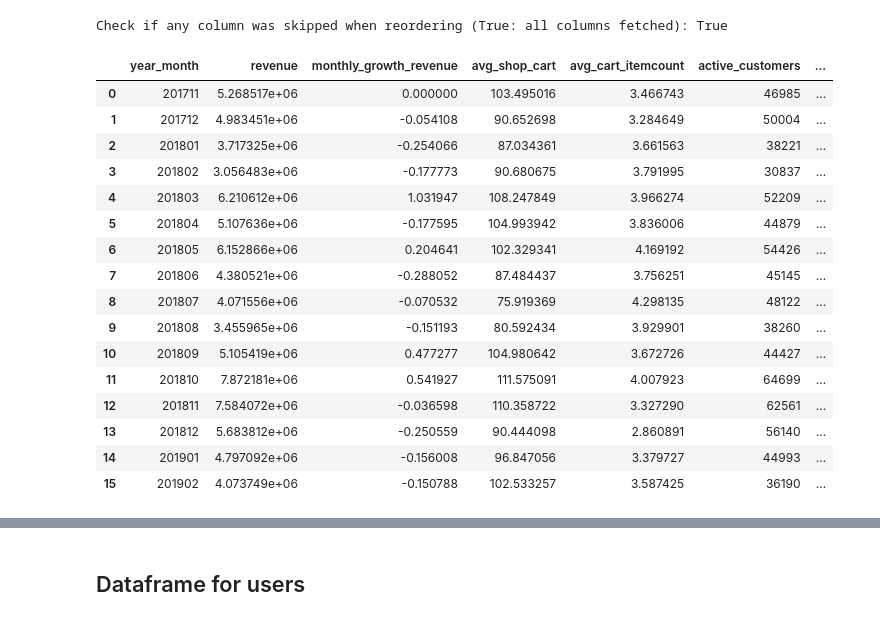
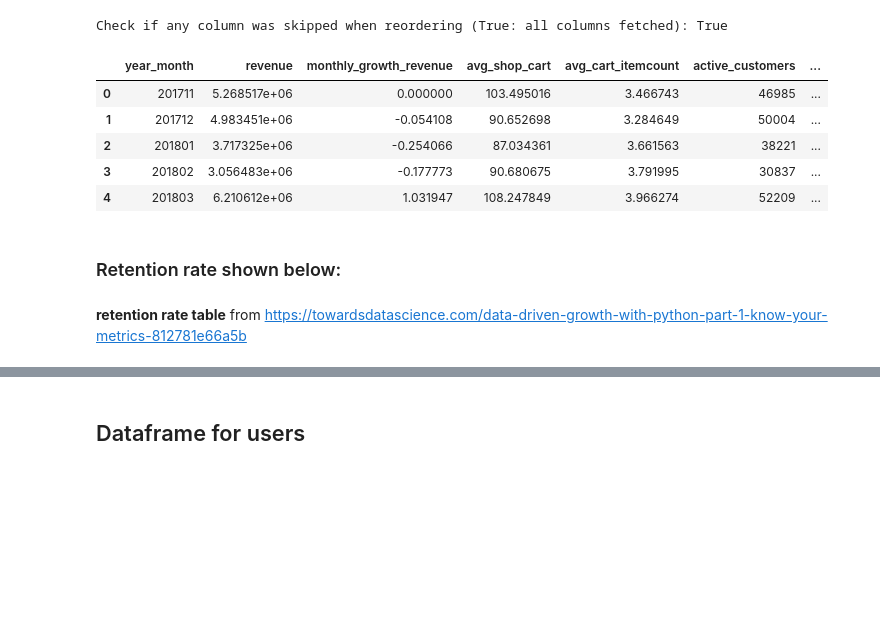
Before and after one commit to s-lau-42/Project_3_Online_Shop_Analysis, a Jupyter notebook: Specialized_Dataframes.ipynb, the cells around one changed output, grey strips where cells are left out. Cells and saved outputs as stored; diff of their text form; code cells hidden in the pictures; blank space fills up the shorter version.

```diff
--- a/Specialized_Dataframes.ipynb
+++ b/Specialized_Dataframes.ipynb
@@ -117,7 +108,7 @@ estc_df = df[df["user_type"] == "established"].groupby(['year_month'])["user_id"
 estc_df = estc_df.sort_index()
 estc_df = estc_df.reset_index()
 estc_df = estc_df.rename(columns = {"index": "year_month", 0: "established_user_count"})
-df_month = df_month.join(estc_df.drop(columns="year_month"))
+df_month = pd.merge(df_month, estc_df, on="year_month")
 # %%
 #revenue per month
 u_purch = df.groupby(['user_id','year_month'])['total_price'].sum().reset_index()
@@ -141,28 +132,28 @@ for i in range(len(months)-1):
 retention = pd.DataFrame(retention_array)
 retention['retention_rate'] = retention['retained_user_count']/retention['user_count']
 # %%
-df_month = df_month.join(retention.drop(columns = ["user_count", "year_month"]))
+df_month = pd.merge(df_month, retention.drop(columns = "user_count"), on="year_month")
+# %%
+user_ratio = df.query("user_type == 'first'").groupby(['year_month'])['user_id'].nunique()/df.query("user_type == 'established'").groupby(['year_month'])['user_id'].nunique()
+user_ratio = user_ratio.reset_index()
+user_ratio = user_ratio.fillna(0)
+user_ratio = user_ratio.rename(columns={"user_id": "ratio_first_to_established"})
+# %%
+df_month = pd.merge(df_month, user_ratio, on="year_month")
 # %%
-df_month
+df_month.head()
 # %% [output]
 |  | year_month | revenue | monthly_growth_revenue | avg_shop_cart | avg_cart_itemcount | active_customers | ... |
 | 0 | 201711 | 5.268517e+06 | 0.000000 | 103.495016 | 3.466743 | 46985 | ... |
 | 1 | 201712 | 4.983451e+06 | -0.054108 | 90.652698 | 3.284649 | 50004 | ... |
 | 2 | 201801 | 3.717325e+06 | -0.254066 | 87.034361 | 3.661563 | 38221 | ... |
 | 3 | 201802 | 3.056483e+06 | -0.177773 | 90.680675 | 3.791995 | 30837 | ... |
 | 4 | 201803 | 6.210612e+06 | 1.031947 | 108.247849 | 3.966274 | 52209 | ... |
-| 5 | 201804 | 5.107636e+06 | -0.177595 | 104.993942 | 3.836006 | 44879 | ... |
-| 6 | 201805 | 6.152866e+06 | 0.204641 | 102.329341 | 4.169192 | 54426 | ... |
-| 7 | 201806 | 4.380521e+06 | -0.288052 | 87.484437 | 3.756251 | 45145 | ... |
-| 8 | 201807 | 4.071556e+06 | -0.070532 | 75.919369 | 4.298135 | 48122 | ... |
-| 9 | 201808 | 3.455965e+06 | -0.151193 | 80.592434 | 3.929901 | 38260 | ... |
-| 10 | 201809 | 5.105419e+06 | 0.477277 | 104.980642 | 3.672726 | 44427 | ... |
-| 11 | 201810 | 7.872181e+06 | 0.541927 | 111.575091 | 4.007923 | 64699 | ... |
-| 12 | 201811 | 7.584072e+06 | -0.036598 | 110.358722 | 3.327290 | 62561 | ... |
-| 13 | 201812 | 5.683812e+06 | -0.250559 | 90.444098 | 2.860891 | 56140 | ... |
-| 14 | 201901 | 4.797092e+06 | -0.156008 | 96.847056 | 3.379727 | 44993 | ... |
-| 15 | 201902 | 4.073749e+06 | -0.150788 | 102.533257 | 3.587425 | 36190 | ... |
 # %%
 df_month.to_pickle('Data/months.pickle')
 # %%
 #TD eventuell growth of users
+# %% [markdown]
+### Retention rate shown below:
+# %% [markdown]
+**retention rate table** from https://towardsdatascience.com/data-driven-growth-with-python-part-1-know-your-metrics-812781e66a5b
```
Also changed, not shown: parts of 24 cells of this notebook.
